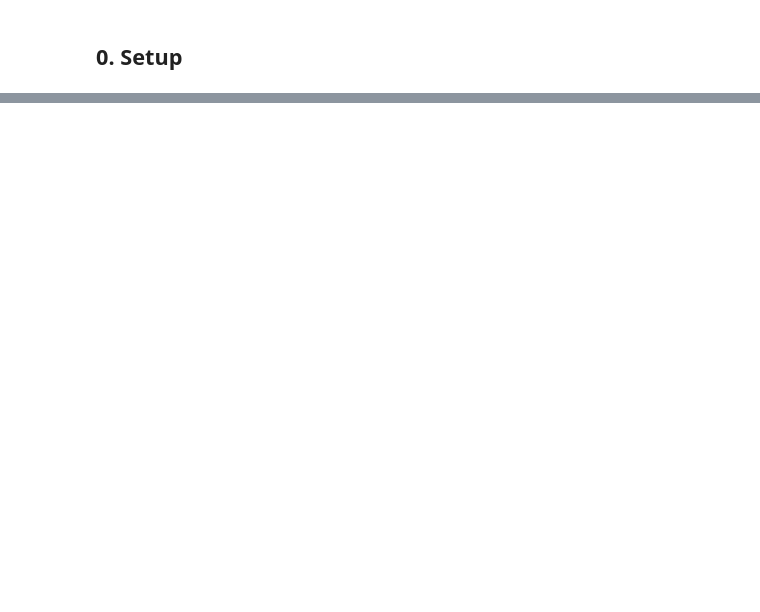
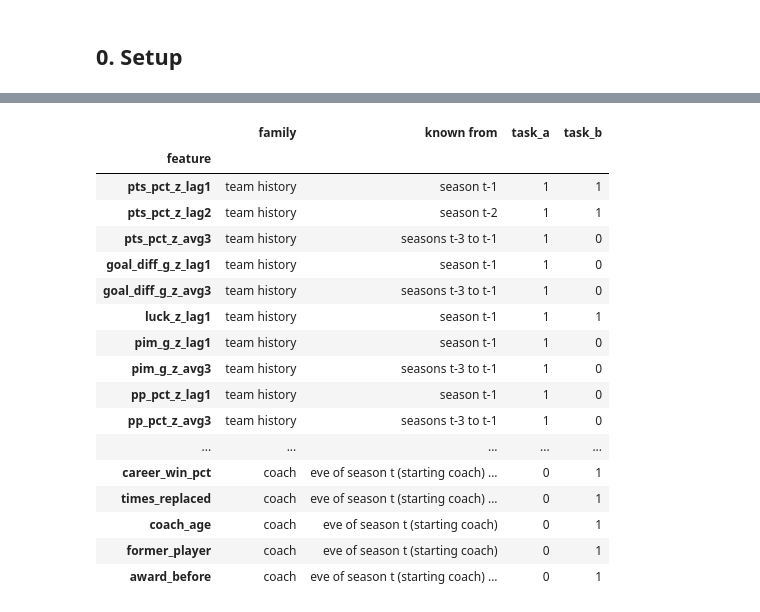
Before and after one commit to b3lchior/feup-ac, a Jupyter notebook: 02_data_prep.ipynb, the cells around one changed output, grey strips where cells are left out. Cells and saved outputs as stored; diff of their text form; code cells hidden in the pictures; blank space fills up the shorter version.

```diff
--- a/02_data_prep.ipynb
+++ b/02_data_prep.ipynb
@@ -197,0 +520,71 @@ pd.DataFrame({
+# %%
+KEYS = ["year", "franchID", "tmID", "name", "confID", "divID"]
+TARGETS = ["pts_pct", "conf_rank", "rel_rank", "coach_replaced", "coach_changed"]
+
+FEATURE_INFO = pd.DataFrame([
+    # feature, family, when it is known, candidate for task a, candidate for task b
+    ("pts_pct_z_lag1", "team history", "season t-1", 1, 1),
+    ("pts_pct_z_lag2", "team history", "season t-2", 1, 1),
+    ("pts_pct_z_avg3", "team history", "seasons t-3 to t-1", 1, 0),
+    ("goal_diff_g_z_lag1", "team history", "season t-1", 1, 0),
+    ("goal_diff_g_z_avg3", "team history", "seasons t-3 to t-1", 1, 0),
+    ("luck_z_lag1", "team history", "season t-1", 1, 1),
+    ("pim_g_z_lag1", "team history", "season t-1", 1, 0),
+    ("pim_g_z_avg3", "team history", "seasons t-3 to t-1", 1, 0),
+    ("pp_pct_z_lag1", "team history", "season t-1", 1, 0),
+    ("pp_pct_z_avg3", "team history", "seasons t-3 to t-1", 1, 0),
+    ("pk_pct_z_lag1", "team history", "season t-1", 1, 0),
+    ("pk_pct_z_avg3", "team history", "seasons t-3 to t-1", 1, 0),
+    ("late_form_z_lag1", "team history", "season t-1", 1, 0),
+    ("home_road_gap_z_lag1", "team history", "season t-1", 1, 0),
+    ("playoff_depth_lag1", "team history", "season t-1", 1, 1),
+    ("is_new_team", "franchise", "eve of season t", 1, 1),
+    ("is_second_season", "franchise", "eve of season t", 1, 0),
+    ("division_strength", "schedule", "eve of season t (alignment) and season t-1", 1, 0),
+    ("roster_talent_z", "starting roster", "eve of season t (roster) and season t-1", 1, 1),
+    ("roster_kept_z", "starting roster", "eve of season t (roster) and season t-1", 1, 1),
+    ("roster_kept_z_lag1", "starting roster", "eve of season t-1 and season t-2", 1, 0),
+    ("roster_age_z", "starting roster", "eve of season t (roster) and season t-1", 1, 0),
+    ("goalie_eve_z", "starting roster", "eve of season t (roster) and season t-1", 1, 0),
+    ("coach_changed_lag1", "coach", "season t-1", 1, 1),
+    ("new_coach", "coach", "eve of season t (starting coach)", 1, 1),
+    ("hired_last_season", "coach", "eve of season t (starting coach)", 0, 1),
+    ("start_tenure", "coach", "eve of season t (starting coach)", 0, 1),
+    ("first_job", "coach", "eve of season t (starting coach)", 0, 1),
+    ("career_win_pct", "coach", "eve of season t (starting coach) and seasons before t", 0, 1),
+    ("times_replaced", "coach", "eve of season t (starting coach) and seasons before t", 0, 1),
+    ("coach_age", "coach", "eve of season t (starting coach)", 0, 1),
+    ("former_player", "coach", "eve of season t (starting coach)", 0, 1),
+    ("award_before", "coach", "eve of season t (starting coach) and seasons before t", 0, 1),
+], columns=["feature", "family", "known from", "task_a", "task_b"]).set_index("feature")
+CANDIDATES_A = list(FEATURE_INFO.index[FEATURE_INFO["task_a"] == 1])
+CANDIDATES_B = list(FEATURE_INFO.index[FEATURE_INFO["task_b"] == 1])
+BINARY = ["is_new_team", "is_second_season", "coach_changed_lag1", "new_coach", "hired_last_season", "first_job", "former_player", "award_before"]
+
+
+def build_panel(teams, history, roster, coach):
+    p = (teams.loc[teams["year"] >= FIRST_TARGET_YEAR, KEYS + TARGETS]
+         .merge(history, on=["year", "tmID"], how="left")
+         .merge(roster, on=["year", "tmID"], how="left")
+         .merge(coach, on=["year", "tmID"], how="left"))
+    return p.sort_values(["year", "confID", "conf_rank"]).reset_index(drop=True)
+
+
+panel = build_panel(teams, history, roster, coach)
+
+# 1. shape and keys
+assert panel["year"].between(FIRST_TARGET_YEAR, LAST_YEAR).all() and not panel.duplicated(["year", "tmID"]).any()
+assert panel[TARGETS].notna().all().all()
+# 2. no column of season t, and nothing from the future: every candidate is a look-back or one of the things decided before the season
+FORBIDDEN = {"W", "L", "T", "OTL", "Pts", "SoW", "SoL", "GF", "GA", "rank", "playoff", "PIM", "BenchMinor", "PPG", "PPC", "SHA", "PKG",
+             "PKC", "SHF", "G", "lastNHL", "lastWHA", "hofID", "deathYear", "deathMon", "deathDay", "playoff_depth", "h2h_pts",
+             *SEASON_STATS, *[f"{c}_z" for c in SEASON_STATS], *TARGETS}
+assert not FORBIDDEN & set(FEATURE_INFO.index)
+assert all(f.endswith(("_lag1", "_lag2", "_avg3")) or "eve of season t" in FEATURE_INFO.loc[f, "known from"] for f in FEATURE_INFO.index)
+# 3. the lag is aligned: Detroit's last season before 2005 is 2003 (2004 was the lockout)
+det = season.query("franchID == 'DET'").set_index("year")
+assert np.isclose(panel.query("year == 2005 and franchID == 'DET'")["pts_pct_z_lag1"].item(), det.loc[2003, "pts_pct_z"])
+
+print(panel.shape, "| seasons:", panel["year"].nunique(), "| candidates: task (a)", len(CANDIDATES_A), "| task (b)", len(CANDIDATES_B))
+FEATURE_INFO
+# %% [output]
@@ -197,0 +592,18 @@ pd.DataFrame({
+|  | family | known from | task_a | task_b |
+| feature |  |  |  |  |
+| pts_pct_z_lag1 | team history | season t-1 | 1 | 1 |
+| pts_pct_z_lag2 | team history | season t-2 | 1 | 1 |
+| pts_pct_z_avg3 | team history | seasons t-3 to t-1 | 1 | 0 |
+| goal_diff_g_z_lag1 | team history | season t-1 | 1 | 0 |
+| goal_diff_g_z_avg3 | team history | seasons t-3 to t-1 | 1 | 0 |
+| luck_z_lag1 | team history | season t-1 | 1 | 1 |
+| pim_g_z_lag1 | team history | season t-1 | 1 | 0 |
+| pim_g_z_avg3 | team history | seasons t-3 to t-1 | 1 | 0 |
+| pp_pct_z_lag1 | team history | season t-1 | 1 | 0 |
+| pp_pct_z_avg3 | team history | seasons t-3 to t-1 | 1 | 0 |
+| ... | ... | ... | ... | ... |
+| career_win_pct | coach | eve of season t (starting coach) ... | 0 | 1 |
+| times_replaced | coach | eve of season t (starting coach) ... | 0 | 1 |
+| coach_age | coach | eve of season t (starting coach) | 0 | 1 |
+| former_player | coach | eve of season t (starting coach) | 0 | 1 |
+| award_before | coach | eve of season t (starting coach) ... | 0 | 1 |
```
Also changed, not shown: parts of 59 cells of this notebook, 2 other files.
